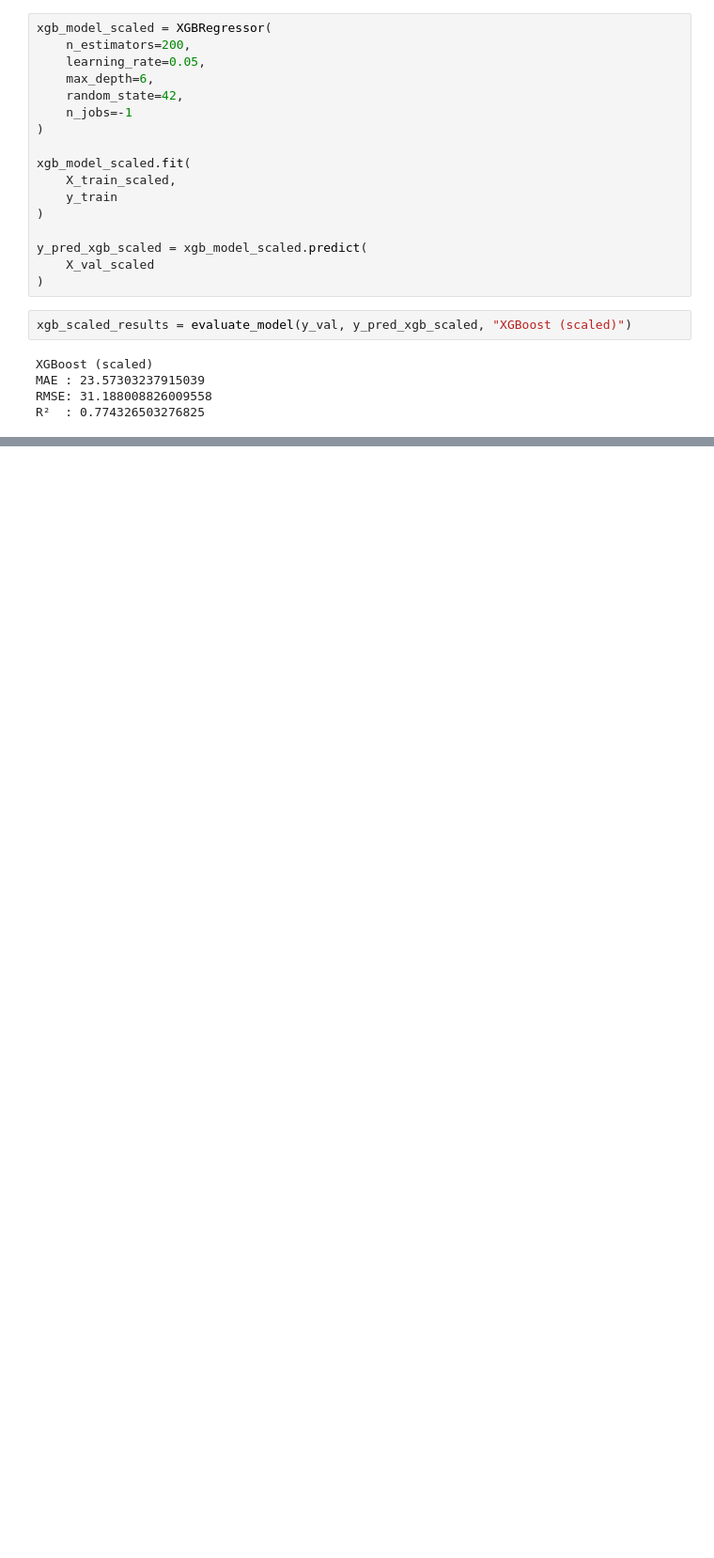
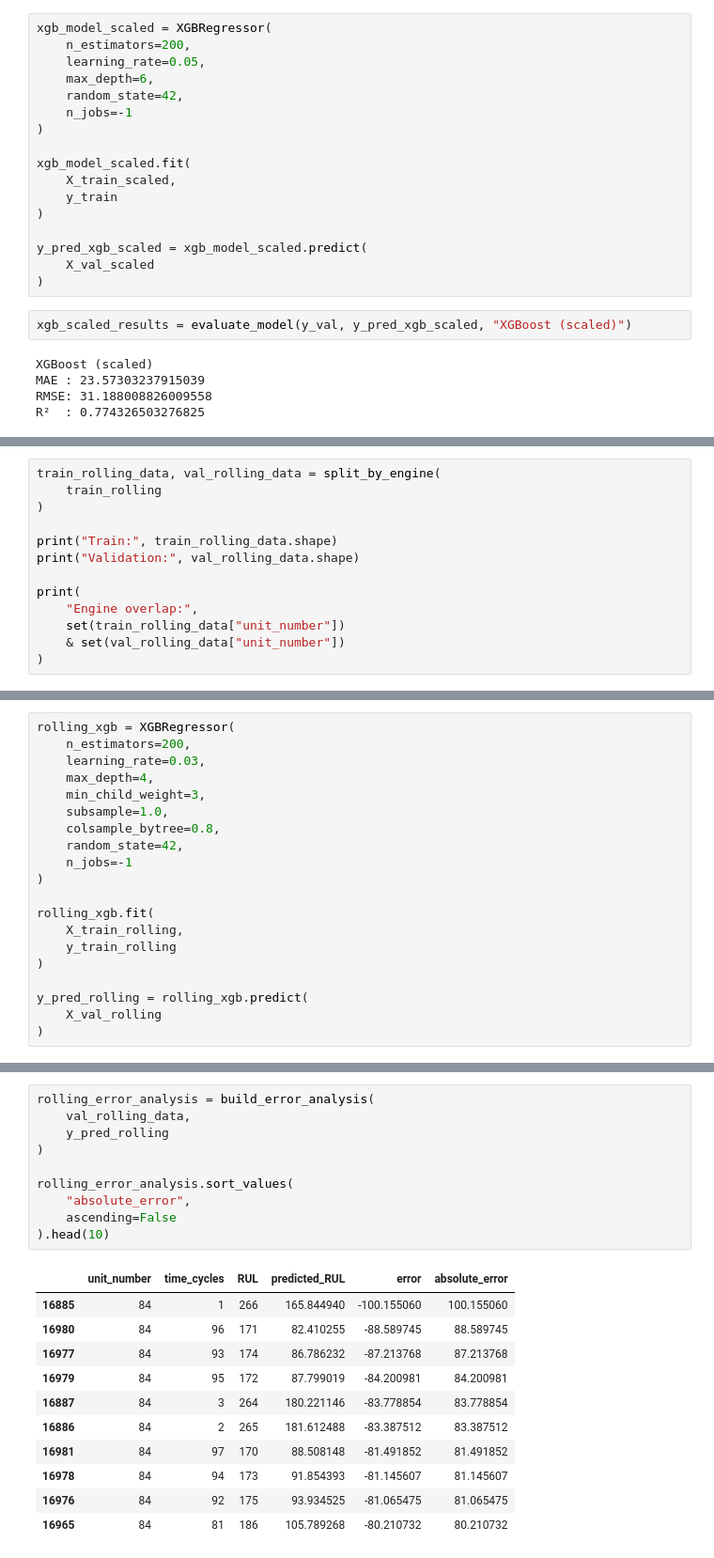
Before and after one commit to Sohilaeldally/PMPS, a Jupyter notebook: notebooks/03_baseline_modeling.ipynb, the cells around one changed output, grey strips where cells are left out. Shown at 94% size. Drawn from its saved outputs; the diff is of its cells as text; blank space fills up the shorter version.

```diff
--- a/notebooks/03_baseline_modeling.ipynb
+++ b/notebooks/03_baseline_modeling.ipynb
@@ -292,0 +374,13 @@ R²  : 0.774326503276825
+# %%
+train_rolling_data, val_rolling_data = split_by_engine(
+    train_rolling
+)
+
+print("Train:", train_rolling_data.shape)
+print("Validation:", val_rolling_data.shape)
+
+print(
+    "Engine overlap:",
+    set(train_rolling_data["unit_number"])
+    & set(val_rolling_data["unit_number"])
+)
@@ -292,0 +413,20 @@ R²  : 0.774326503276825
+# %%
+rolling_xgb = XGBRegressor(
+    n_estimators=200,
+    learning_rate=0.03,
+    max_depth=4,
+    min_child_weight=3,
+    subsample=1.0,
+    colsample_bytree=0.8,
+    random_state=42,
+    n_jobs=-1
+)
+
+rolling_xgb.fit(
+    X_train_rolling,
+    y_train_rolling
+)
+
+y_pred_rolling = rolling_xgb.predict(
+    X_val_rolling
+)
@@ -292,0 +444,22 @@ R²  : 0.774326503276825
+# %%
+rolling_error_analysis = build_error_analysis(
+    val_rolling_data,
+    y_pred_rolling
+)
+
+rolling_error_analysis.sort_values(
+    "absolute_error",
+    ascending=False
+).head(10)
+# %% [output]
+|  | unit_number | time_cycles | RUL | predicted_RUL | error | absolute_error |
+| 16885 | 84 | 1 | 266 | 165.844940 | -100.155060 | 100.155060 |
+| 16980 | 84 | 96 | 171 | 82.410255 | -88.589745 | 88.589745 |
+| 16977 | 84 | 93 | 174 | 86.786232 | -87.213768 | 87.213768 |
+| 16979 | 84 | 95 | 172 | 87.799019 | -84.200981 | 84.200981 |
+| 16887 | 84 | 3 | 264 | 180.221146 | -83.778854 | 83.778854 |
+| 16886 | 84 | 2 | 265 | 181.612488 | -83.387512 | 83.387512 |
+| 16981 | 84 | 97 | 170 | 88.508148 | -81.491852 | 81.491852 |
+| 16978 | 84 | 94 | 173 | 91.854393 | -81.145607 | 81.145607 |
+| 16976 | 84 | 92 | 175 | 93.934525 | -81.065475 | 81.065475 |
+| 16965 | 84 | 81 | 186 | 105.789268 | -80.210732 | 80.210732 |
```
Also changed, not shown: parts of 24 cells of this notebook, 1 other file.
